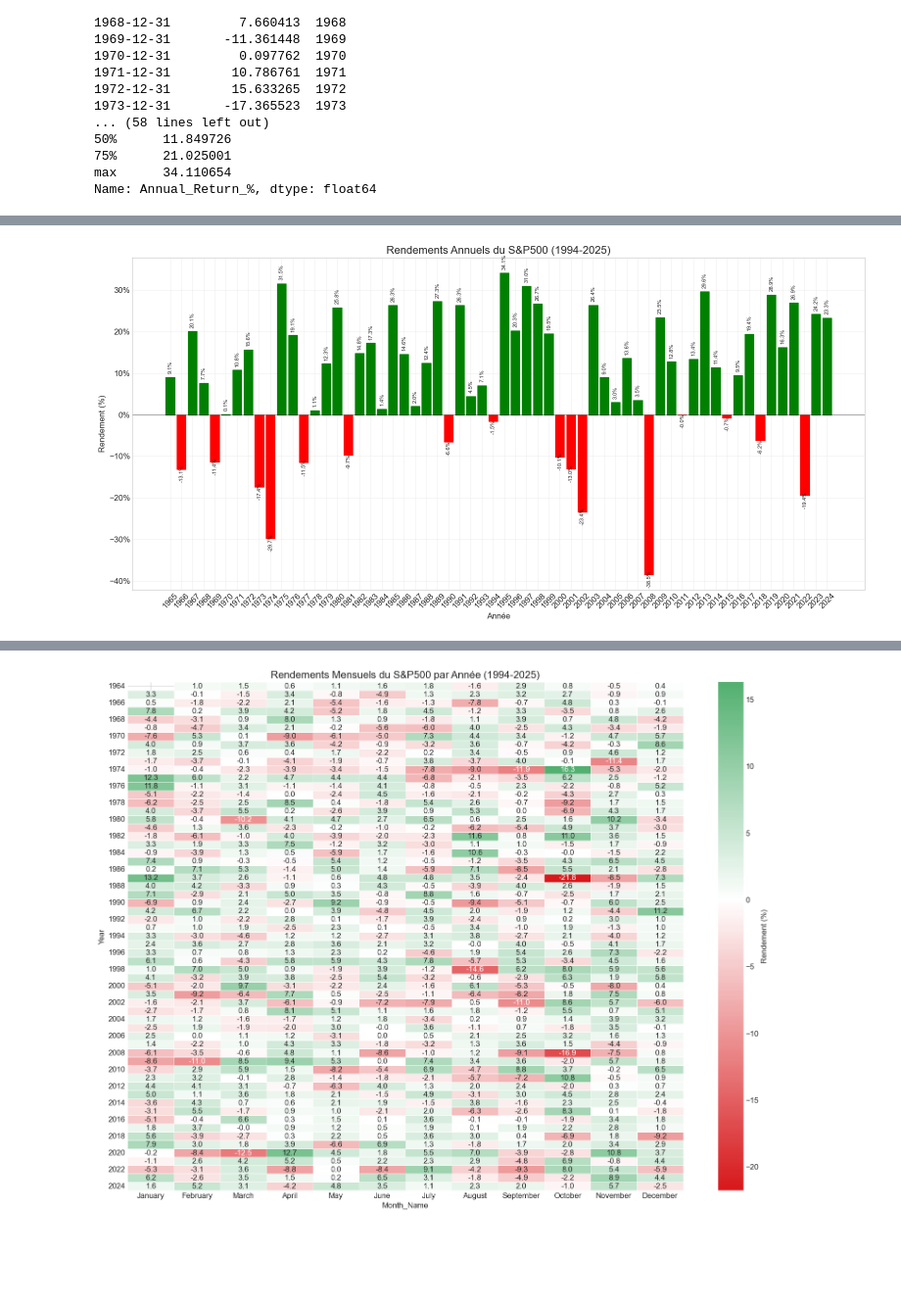
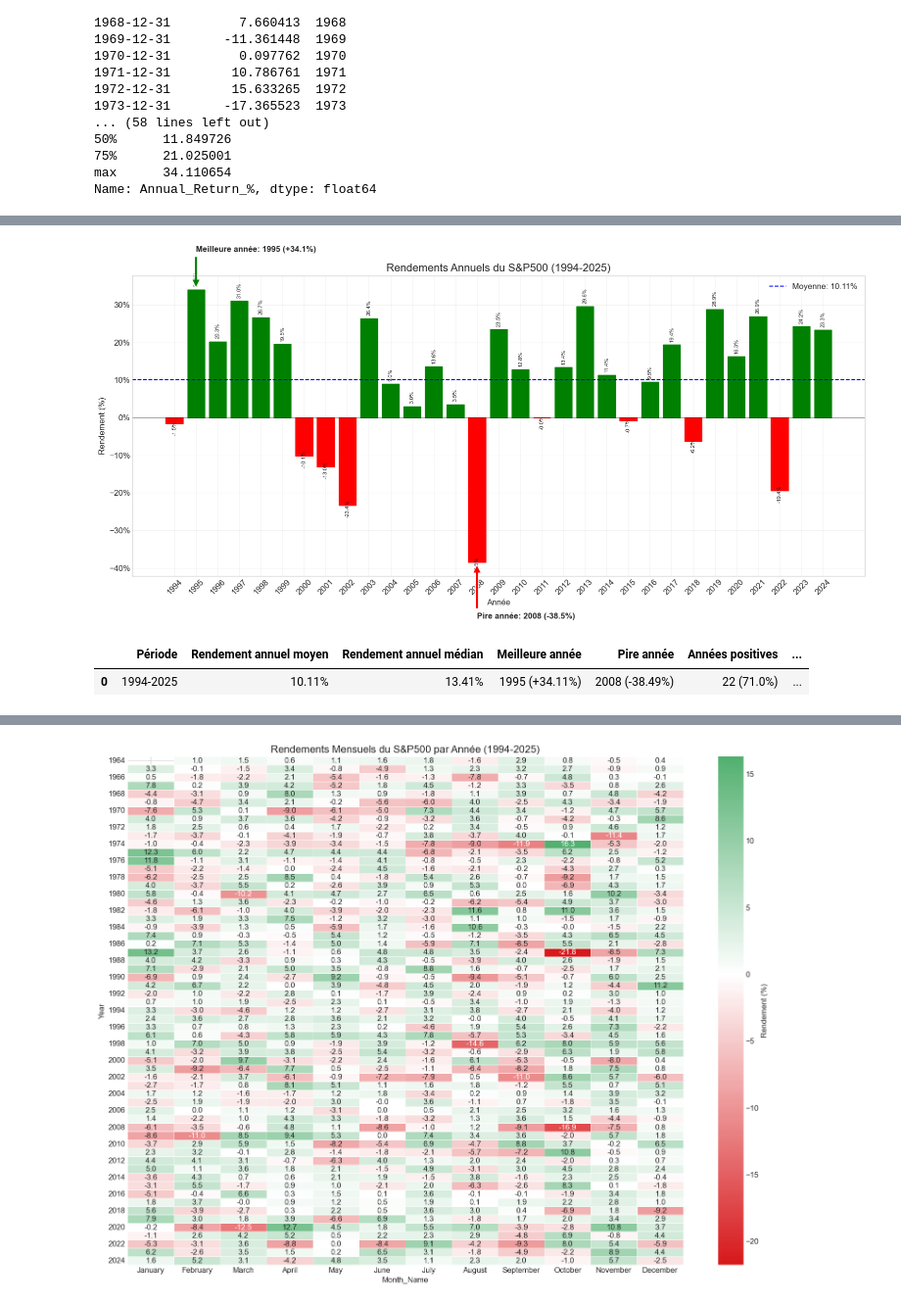
Before and after one commit to Felipebarcon/SP500-30YR-RERURN-ANALYSIS, a Jupyter notebook: sample.ipynb, the cells around one changed output, grey strips where cells are left out. Shown at 98% size. Cells and saved outputs as stored; diff of their text form; code cells hidden in the pictures; blank space fills up the shorter version.

Commit message:
amélioration du code, visuels améliorés, statistiques supplémentaires, VaR

```diff
--- a/sample.ipynb
+++ b/sample.ipynb
@@ -311,42 +519,92 @@ Le pire rendement mensuel moyen dans une année positive est de -5.58%
 # %%
-# 7. Visualisation des rendements annuels
+# 7. Visualisation des rendements annuels depuis 1994
 plt.figure(figsize=(16, 8))
 
+# Filtrer les données à partir de 1994
+# Convertir la date de début en datetime pour la comparaison
+start_date = pd.to_datetime('1994-01-01')
+filtered_annual_df = annual_df[annual_df.index >= start_date]
+
+# Extraction des années pour l'affichage
+years = filtered_annual_df.index.year
+
 # Création des barres pour les rendements annuels
-bars = plt.bar(annual_df['Year'], annual_df['Annual_Return_%'])
+bars = plt.bar(years, filtered_annual_df['Annual_Return_%'])
 
 # Coloration des barres (vert pour positif, rouge pour négatif)
 for i, bar in enumerate(bars):
-    if annual_df['Annual_Return_%'].iloc[i] > 0:
+    if filtered_annual_df['Annual_Return_%'].iloc[i] > 0:
         bar.set_color('green')
     else:
         bar.set_color('red')
 
 # Ajout d'une ligne horizontale à 0%
 plt.axhline(y=0, color='black', linestyle='-', alpha=0.3)
 
+# Calcul du rendement annuel moyen
+avg_annual_return = filtered_annual_df['Annual_Return_%'].mean()
+plt.axhline(y=avg_annual_return, color='blue', linestyle='--',
+           label=f'Moyenne: {avg_annual_return:.2f}%')
+
 # Ajout des labels et du titre
 plt.title(f'Rendements Annuels du S&P500 (1994-{datetime.today().year})', fontsize=16)
 plt.xlabel('Année', fontsize=12)
 plt.ylabel('Rendement (%)', fontsize=12)
 plt.grid(True, alpha=0.3)
+plt.legend()
 
 # Ajustement des ticks sur l'axe x
-plt.xticks(annual_df['Year'], rotation=45)
+plt.xticks(years, rotation=45)
 
 # Formatage de l'axe y en pourcentage
 plt.gca().yaxis.set_major_formatter(mtick.PercentFormatter(decimals=0))
 
 # Ajout des valeurs au-dessus des barres
-for i, v in enumerate(annual_df['Annual_Return_%']):
-    plt.text(annual_df['Year'].iloc[i], v + (1 if v >= 0 else -3), f"{v:.1f}%",
+for i, v in enumerate(filtered_annual_df['Annual_Return_%']):
+    plt.text(years[i], v + (1 if v >= 0 else -3), f"{v:.1f}%",
              ha='center', fontsize=8, rotation=90)
+
+# Annotation des années extrêmes
+best_idx = filtered_annual_df['Annual_Return_%'].idxmax()
+worst_idx = filtered_annual_df['Annual_Return_%'].idxmin()
+best_return = filtered_annual_df.loc[best_idx, 'Annual_Return_%']
+worst_return = filtered_annual_df.loc[worst_idx, 'Annual_Return_%']
+best_year = filtered_annual_df.index[filtered_annual_df.index == best_idx][0].year
+worst_year = filtered_annual_df.index[filtered_annual_df.index == worst_idx][0].year
+
+plt.annotate(f'Meilleure année: {best_year} (+{best_return:.1f}%)',
+            xy=(best_year, best_return),
+            xytext=(best_year, best_return + 10),
+            arrowprops=dict(facecolor='green', shrink=0.05),
+            fontweight='bold')
+
+plt.annotate(f'Pire année: {worst_year} ({worst_return:.1f}%)',
+            xy=(worst_year, worst_return),
+            xytext=(worst_year, worst_return - 15),
+            arrowprops=dict(facecolor='red', shrink=0.05),
+            fontweight='bold')
 
 plt.tight_layout()
 plt.savefig('SP500_Annual_Returns.png', dpi=300, bbox_inches='tight')
 plt.show()
+
+# Tableau récapitulatif des statistiques
+stats_summary = {
+    'Période': [f'1994-{datetime.today().year}'],
+    'Rendement annuel moyen': [f'{avg_annual_return:.2f}%'],
+    'Rendement annuel médian': [f'{filtered_annual_df["Annual_Return_%"].median():.2f}%'],
+    'Meilleure année': [f'{best_year} (+{best_return:.2f}%)'],
+    'Pire année': [f'{worst_year} ({worst_return:.2f}%)'],
+    'Années positives': [f'{(filtered_annual_df["Annual_Return_%"] > 0).sum()} ({(filtered_annual_df["Annual_Return_%"] > 0).mean()*100:.1f}%)'],
+    'Années négatives': [f'{(filtered_annual_df["Annual_Return_%"] < 0).sum()} ({(filtered_annual_df["Annual_Return_%"] < 0).mean()*100:.1f}%)'],
+}
+
+stats_df = pd.DataFrame(stats_summary)
+display(stats_df)
 # %% [output]
-[figure, old version]
+[figure, new version]
+|  | Période | Rendement annuel moyen | Rendement annuel médian | Meilleure année | Pire année | Années positives | ... |
+| 0 | 1994-2025 | 10.11% | 13.41% | 1995 (+34.11%) | 2008 (-38.49%) | 22 (71.0%) | ... |
 # %%
 # 8. Distribution des rendements mensuels
 plt.figure(figsize=(14, 8))
```
Also changed, not shown: parts of 6 cells of this notebook, 2 other files.
